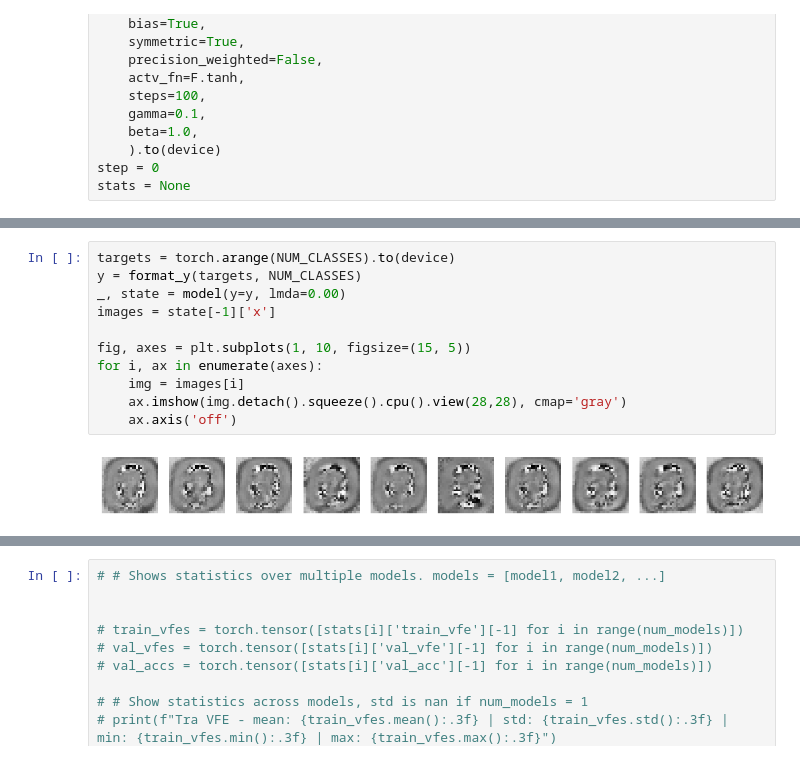
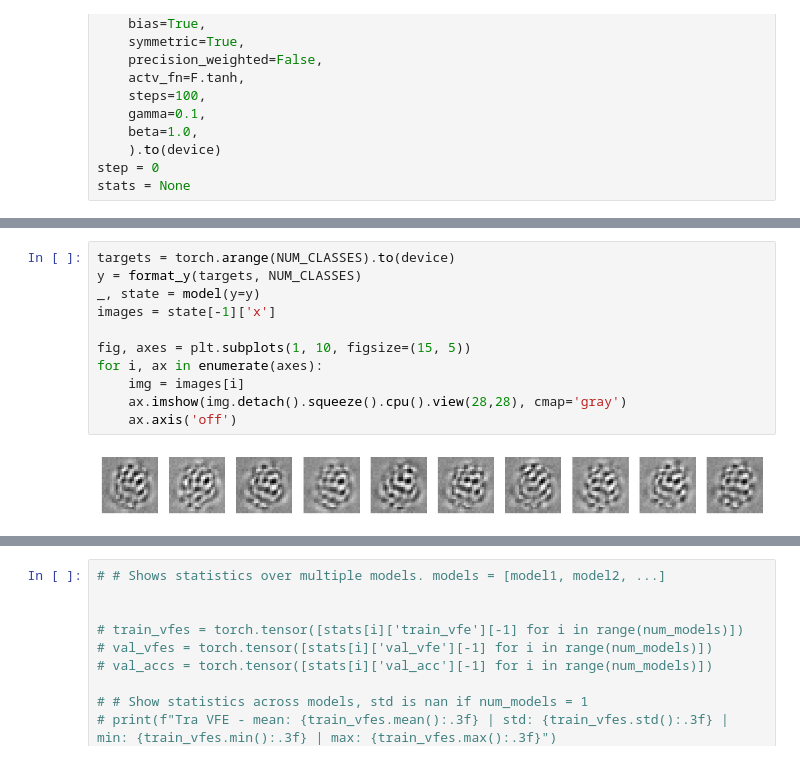
Before and after one commit to joeagriffith/pclib, a Jupyter notebook: examples/mnist/mnist_fc_inv_sym.ipynb, the cells around one changed output, grey strips where cells are left out. Saved outputs shown, nothing was run; the diff lists cells and outputs as text.

```diff
--- a/examples/mnist/mnist_fc_inv_sym.ipynb
+++ b/examples/mnist/mnist_fc_inv_sym.ipynb
@@ -163,13 +154,13 @@ plt.show()
 # %%
 targets = torch.arange(NUM_CLASSES).to(device)
 y = format_y(targets, NUM_CLASSES)
-_, state = model(y=y, lmda=0.00)
+_, state = model(y=y)
 images = state[-1]['x']
 
 fig, axes = plt.subplots(1, 10, figsize=(15, 5))
 for i, ax in enumerate(axes):
     img = images[i]
     ax.imshow(img.detach().squeeze().cpu().view(28,28), cmap='gray')
     ax.axis('off')
 # %% [output]
-[figure, old version]
+[figure, new version]
```
Also changed, not shown: parts of 7 cells of this notebook, 26 other files.
